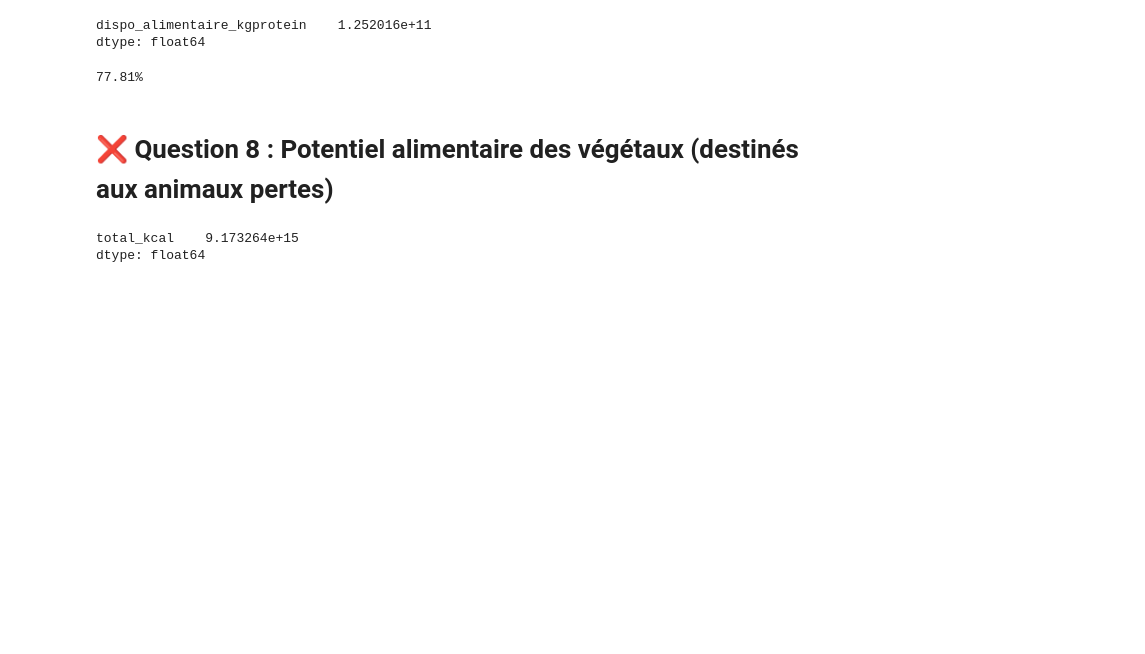
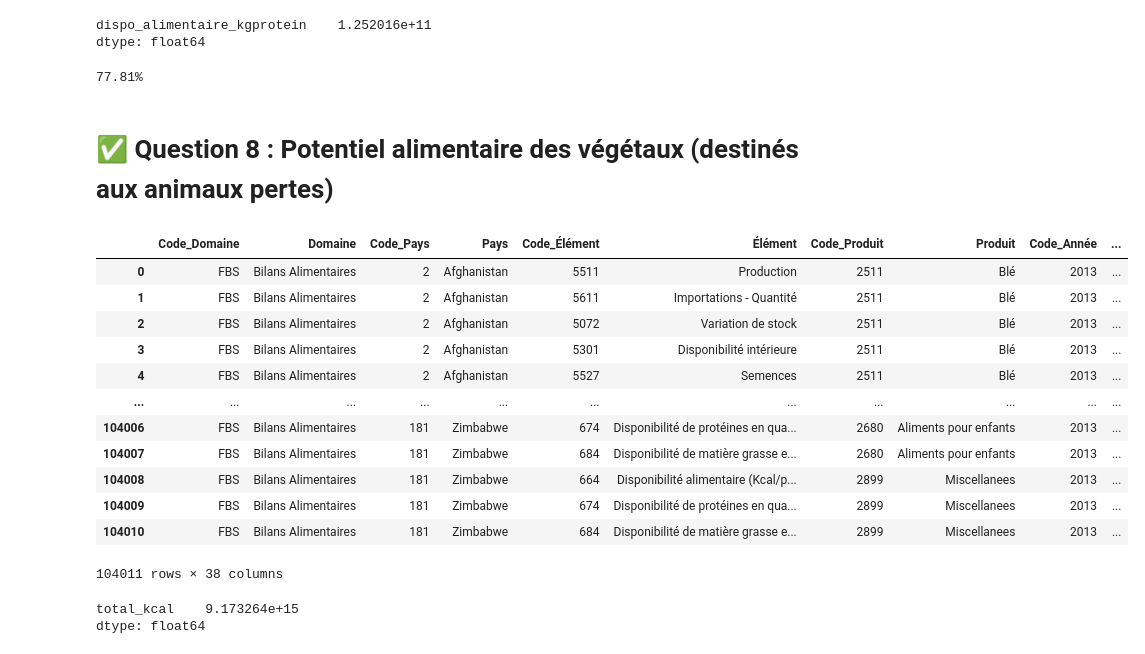
Before and after one commit to Lorenzo1208/Brief_fao, a Jupyter notebook: FAO.ipynb, the cells around one changed output. Saved outputs shown, nothing was run; the diff lists cells and outputs as text; code cells hidden in the pictures; blank space fills up the shorter version.

```diff
--- a/FAO.ipynb
+++ b/FAO.ipynb
@@ -583,5 +583,22 @@ print("%.2f%%" % (pourcentage_prot))
 # %% [output]
 77.81%
 # %% [markdown]
-# ❌ Question 8 : Potentiel alimentaire des végétaux (destinés aux animaux pertes)
+# ✅ Question 8 : Potentiel alimentaire des végétaux (destinés aux animaux pertes)
+# %%
+quantité_vegetaux_df = pd.merge(vegetal_df, aliments_df, how='inner', on=None, left_on=None, right_on=None, left_index=False, right_index=False, sort=False, suffixes=('_vege', '_ali'), copy=True, indicator=False, validate=None)
+quantité_vegetaux_df
+# %% [output]
+|  | Code_Domaine | Domaine | Code_Pays | Pays | Code_Élément | Élément | Code_Produit | Produit | Code_Année | ... |
+| 0 | FBS | Bilans Alimentaires | 2 | Afghanistan | 5511 | Production | 2511 | Blé | 2013 | ... |
+| 1 | FBS | Bilans Alimentaires | 2 | Afghanistan | 5611 | Importations - Quantité | 2511 | Blé | 2013 | ... |
+| 2 | FBS | Bilans Alimentaires | 2 | Afghanistan | 5072 | Variation de stock | 2511 | Blé | 2013 | ... |
+| 3 | FBS | Bilans Alimentaires | 2 | Afghanistan | 5301 | Disponibilité intérieure | 2511 | Blé | 2013 | ... |
+| 4 | FBS | Bilans Alimentaires | 2 | Afghanistan | 5527 | Semences | 2511 | Blé | 2013 | ... |
+| ... | ... | ... | ... | ... | ... | ... | ... | ... | ... | ... |
+| 104006 | FBS | Bilans Alimentaires | 181 | Zimbabwe | 674 | Disponibilité de protéines en qua... | 2680 | Aliments pour enfants | 2013 | ... |
+| 104007 | FBS | Bilans Alimentaires | 181 | Zimbabwe | 684 | Disponibilité de matière grasse e... | 2680 | Aliments pour enfants | 2013 | ... |
+| 104008 | FBS | Bilans Alimentaires | 181 | Zimbabwe | 664 | Disponibilité alimentaire (Kcal/p... | 2899 | Miscellanees | 2013 | ... |
+| 104009 | FBS | Bilans Alimentaires | 181 | Zimbabwe | 674 | Disponibilité de protéines en qua... | 2899 | Miscellanees | 2013 | ... |
+| 104010 | FBS | Bilans Alimentaires | 181 | Zimbabwe | 684 | Disponibilité de matière grasse e... | 2899 | Miscellanees | 2013 | ... |
+104011 rows × 38 columns
 # %%
```
Also changed, not shown: parts of 4 cells of this notebook.
